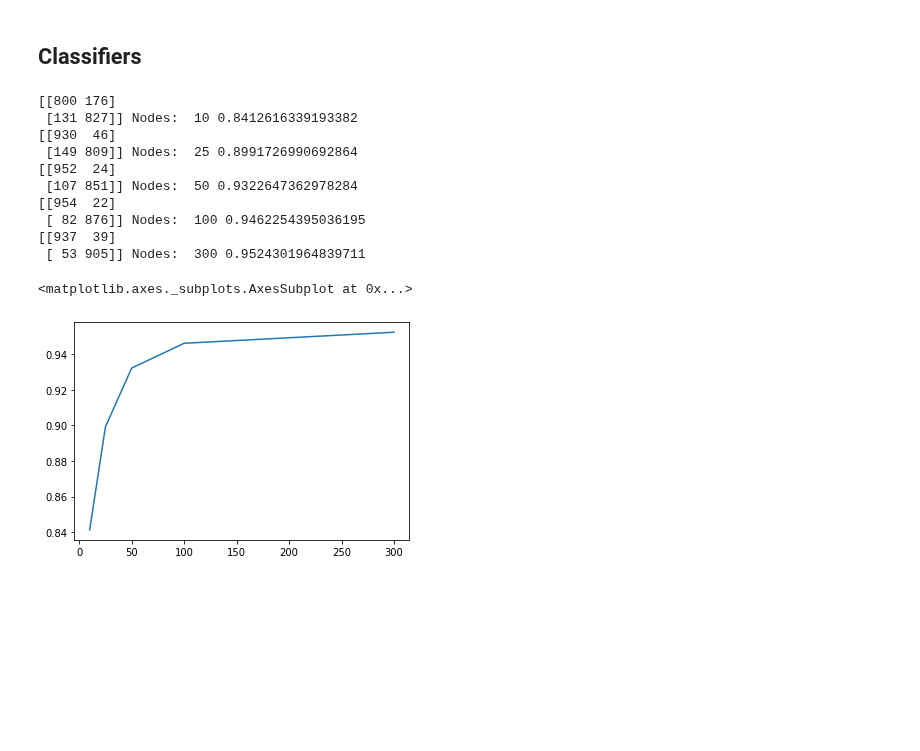
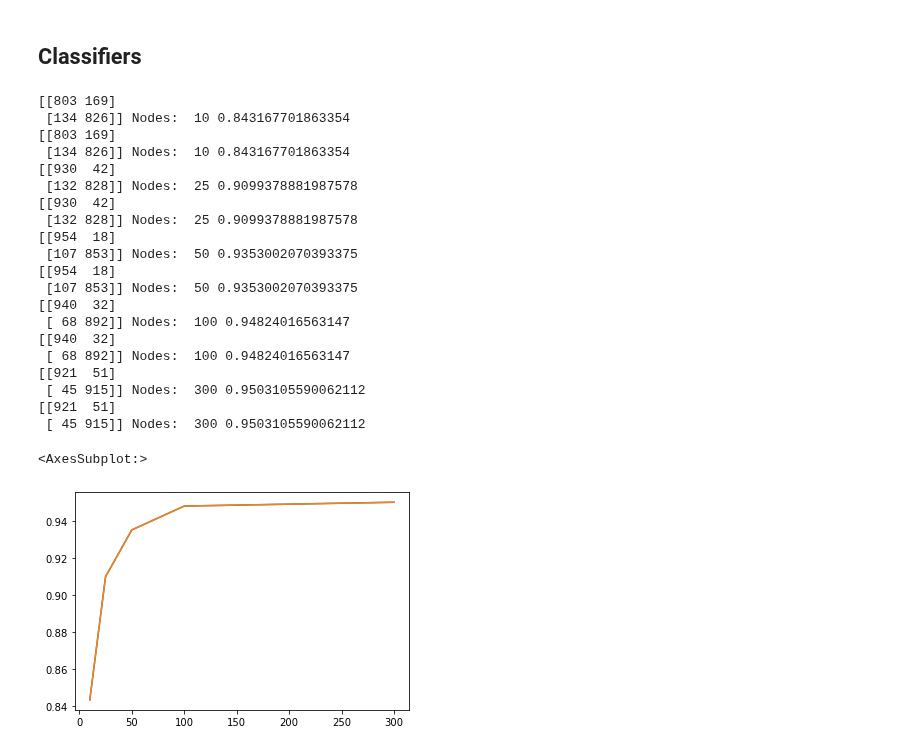
Before and after one commit to vatsalchheda/StrokePrediction, a Jupyter notebook: Stroke.ipynb, the cells around one changed output. Cells and saved outputs as stored; diff of their text form; code cells hidden in the pictures; blank space fills up the shorter version.

```diff
--- a/Stroke.ipynb
+++ b/Stroke.ipynb
@@ -132,10 +132,11 @@ dtype: int64
 # Replacing Null Numeric vals
 
 from sklearn.impute import SimpleImputer
-imputer = SimpleImputer(missing_values=np.nan, strategy = 'mean')
+imputer = SimpleImputer(missing_values=np.nan, strategy = 'median')
 imputer.fit(X.iloc[:,8:9])
 X.iloc[:,8:9] = imputer.transform(X.iloc[:,8:9])
 print(X.isnull().sum())
+dataset1 = pd.DataFrame(X)
 # %% [output]
 gender               0
 age                  0
@@ -324,7 +333,7 @@ after : Counter({0: 4861, 1: 4806})
 ### Splitting Dataset
 # %%
 from sklearn.model_selection import train_test_split
-X_train , X_test, Y_train, Y_test = train_test_split(OH_X, Y, test_size = 0.2, random_state = 1)
+X_train , X_test, Y_train, Y_test = train_test_split(OH_X, Y, test_size = 0.2, random_state = 0,stratify=Y)
 # %% [markdown]
 ### Feature Scaling
 # %%
@@ -353,7 +366,7 @@ X_train.iloc[:,0:5]
 # %%
 from sklearn.preprocessing import StandardScaler
 sc = StandardScaler()
-X_train.iloc[:,0:5] = sc.fit_transform(X_train.iloc[:,0:5])
-X_test.iloc[:,0:5] = sc.transform(X_test.iloc[:,0:5])
+X_train = sc.fit_transform(X_train)
+X_test = sc.transform(X_test)
 print(X_train,X_test)
 # %% [output]
@@ -391,30 +409,47 @@ See the caveats in the documentation: https://pandas.pydata.org/pandas-docs/stab
 # %%
 from sklearn.tree import DecisionTreeClassifier
 from sklearn.metrics import accuracy_score,mean_absolute_error,confusion_matrix
 nodes = [10,25,50,100,300]
 accuracy =[]
+accuracy1 =[]
 for node in nodes:
-    model = DecisionTreeClassifier(random_state=1,max_leaf_nodes=node)
-    model.fit(X_train,Y_train)
-    preds = model.predict(X_test)
-    accs = accuracy_score(Y_test,preds.round())
-    accuracy.append(accs)
-    print(confusion_matrix(Y_test,preds.round()),'Nodes: ', node,accs)
+    criterion = ['entropy','gini']
+    for criteria in criterion:
+        model = DecisionTreeClassifier(random_state=1,max_leaf_nodes=node)
+        model.fit(X_train,Y_train)
+        preds = model.predict(X_test)
+        accs = accuracy_score(Y_test,preds)
+        if criteria == 'entropy':
+            accuracy.append(accs)
+        else:
+            accuracy1.append(accs)
+        print(confusion_matrix(Y_test,preds),'Nodes: ', node,accs)
 # print(accuracy)
 sns.lineplot(x=nodes,y=accuracy)
+sns.lineplot(x=nodes,y=accuracy1)
 # %% [output]
-[[800 176]
- [131 827]] Nodes:  10 0.8412616339193382
-[[930  46]
- [149 809]] Nodes:  25 0.8991726990692864
-[[952  24]
- [107 851]] Nodes:  50 0.9322647362978284
-[[954  22]
- [ 82 876]] Nodes:  100 0.9462254395036195
-[[937  39]
- [ 53 905]] Nodes:  300 0.9524301964839711
+[[803 169]
+ [134 826]] Nodes:  10 0.843167701863354
+[[803 169]
+ [134 826]] Nodes:  10 0.843167701863354
+[[930  42]
+ [132 828]] Nodes:  25 0.9099378881987578
+[[930  42]
+ [132 828]] Nodes:  25 0.9099378881987578
+[[954  18]
+ [107 853]] Nodes:  50 0.9353002070393375
+[[954  18]
+ [107 853]] Nodes:  50 0.9353002070393375
+[[940  32]
+ [ 68 892]] Nodes:  100 0.94824016563147
+[[940  32]
+ [ 68 892]] Nodes:  100 0.94824016563147
+[[921  51]
+ [ 45 915]] Nodes:  300 0.9503105590062112
+[[921  51]
+ [ 45 915]] Nodes:  300 0.9503105590062112
-<matplotlib.axes._subplots.AxesSubplot at 0x...>
+<AxesSubplot:>
-[figure, old version]
+[figure, new version]
 # %%
 from sklearn.ensemble import RandomForestClassifier
 from sklearn.metrics import accuracy_score,mean_absolute_error
```
Also changed, not shown: parts of 26 cells of this notebook, 24 other files.
